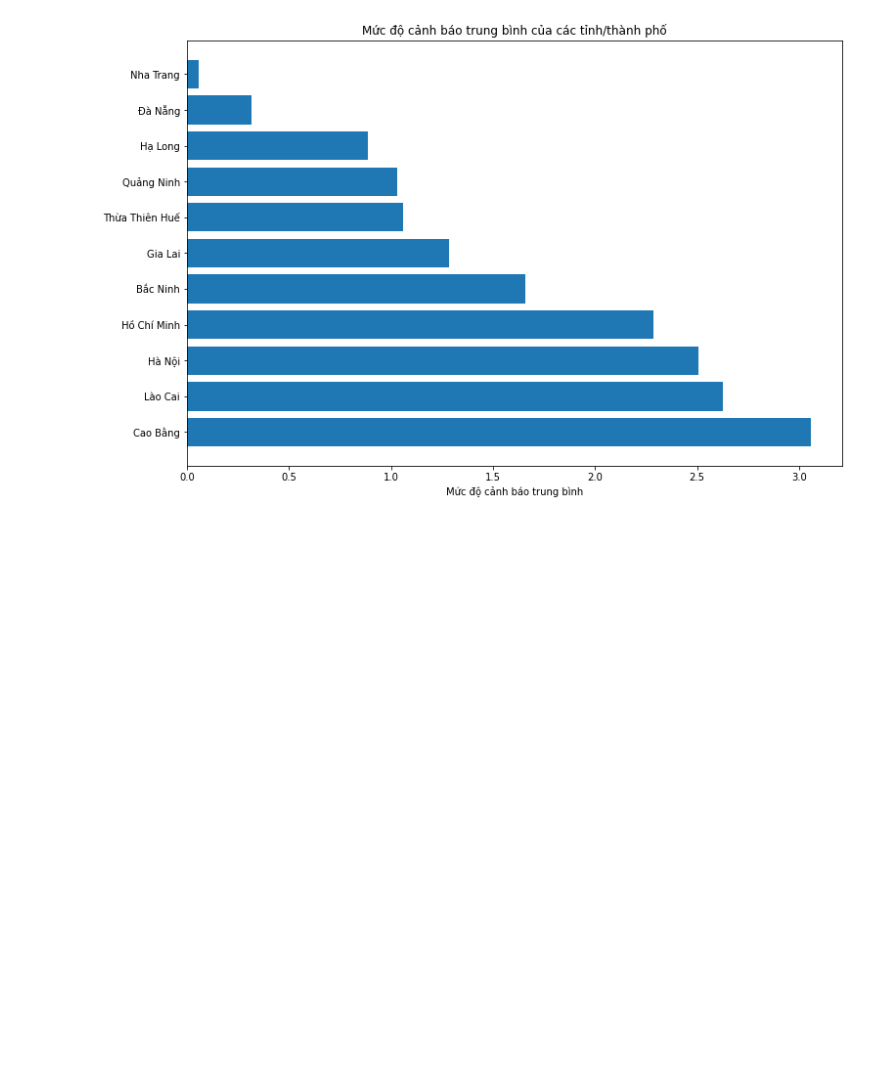
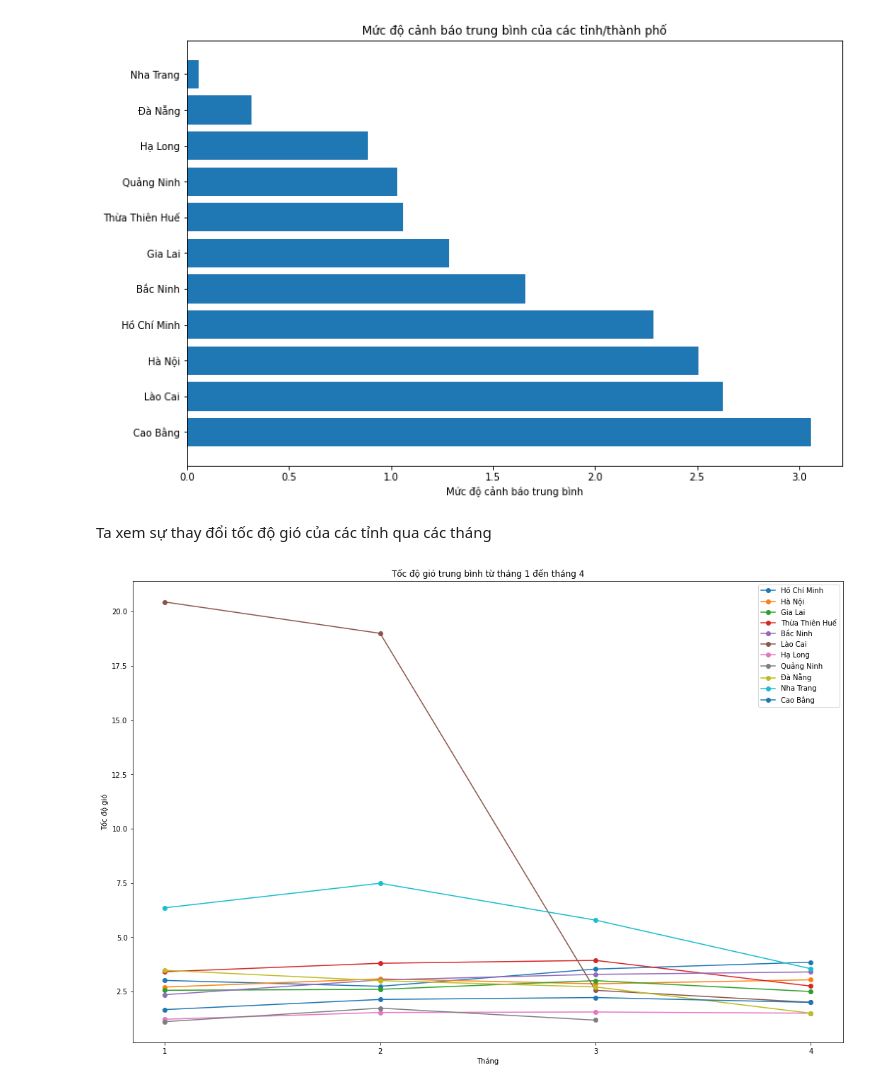
Before and after one commit to AI005/Analyst_VietNam, a Jupyter notebook: notebook.ipynb, the cells around one changed output. Drawn from its saved outputs; the diff is of its cells as text; code cells hidden in the pictures; blank space fills up the shorter version.

```diff
--- a/notebook.ipynb
+++ b/notebook.ipynb
@@ -408,3 +408,21 @@ plt.title("Mức độ cảnh báo trung bình của các tỉnh/thành phố")
 plt.show()
 # %% [output]
 [figure]
+# %% [markdown]
+Ta xem sự thay đổi tốc độ gió của các tỉnh qua các tháng
+# %%
+data_wind_sort = data.sort_values(by='Data Time S')[['City', 'Wind', 'Month']]
+lst_city = data["City"].unique()
+plt.figure(figsize=(18, 12))
+for city in lst_city:
+    data_use = data_wind_sort[data_wind_sort.City == city]
+    data_use = data_use.groupby('Month')['Wind'].mean()
+    plt.plot(data_use.index, data_use.values, '-o', label=city)
+plt.legend()
+plt.xticks([1, 2, 3, 4])
+plt.ylabel("Tốc độ gió")
+plt.xlabel("Tháng")
+plt.title("Tốc độ gió trung bình từ tháng 1 đến tháng 4")
+plt.show()
+# %% [output]
+[figure, added]
```
Also changed, not shown: parts of 9 cells of this notebook.
